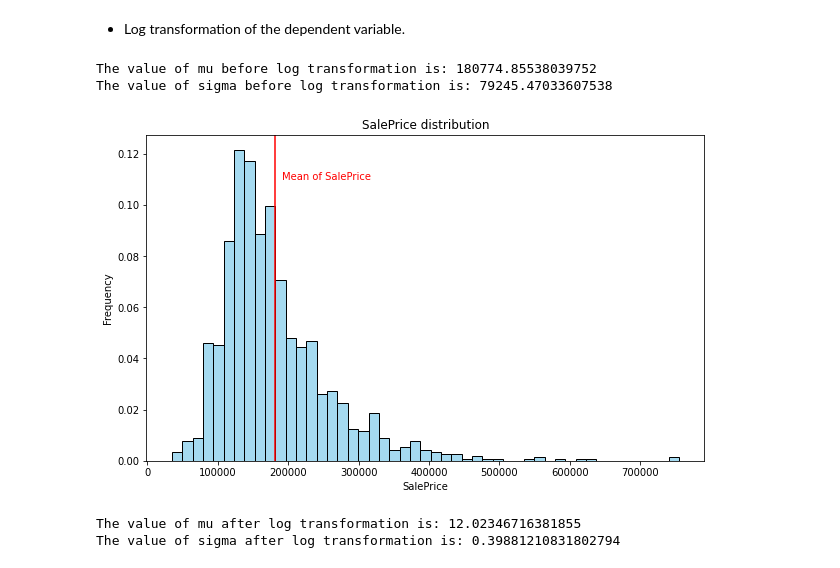
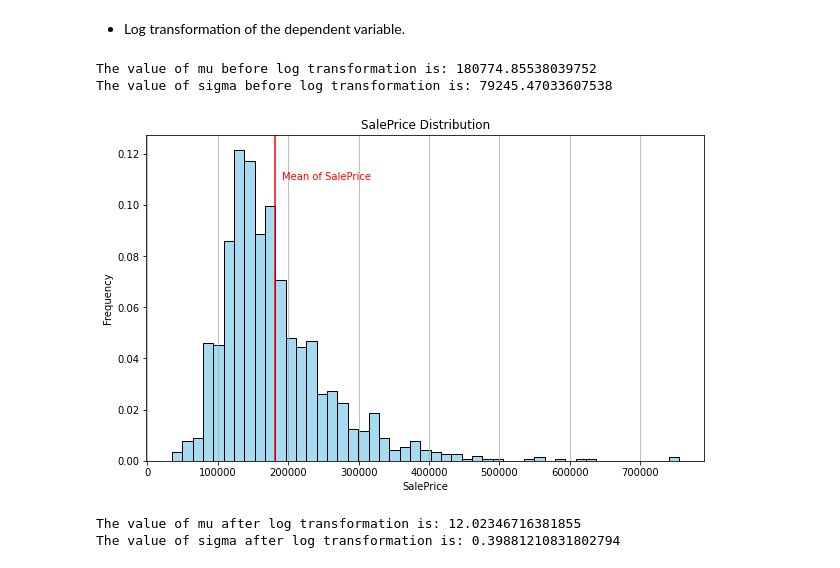
Before and after one commit to mucollabo/kaggle, a Jupyter notebook: Competitions/BostonHousePrice/houseprices-charles01.ipynb, the cells around one changed output. Cells and saved outputs as stored; diff of their text form; code cells hidden in the pictures.

Commit message:
Kaggle Notebook | HousePrices_charles01 | Version 4

```diff
--- a/Competitions/BostonHousePrice/houseprices-charles01.ipynb
+++ b/Competitions/BostonHousePrice/houseprices-charles01.ipynb
@@ -148,24 +148,24 @@ print(train.shape)
 # %%
 from scipy.stats import norm
 
 mu, sigma = norm.fit(train['SalePrice'])
 print("The value of mu before log transformation is:", mu)
 print("The value of sigma before log transformation is:", sigma)
 
 fig, ax = plt.subplots(figsize=(10, 6))
 sns.histplot(train['SalePrice'], color='skyblue', stat="probability")
-ax.xaxis.grid(False)
+ax.xaxis.grid(True)
 ax.set(ylabel="Frequency")
 ax.set(xlabel="SalePrice")
-ax.set(title="SalePrice distribution")
+ax.set(title="SalePrice Distribution")
 
 plt.axvline(mu, color='r', linestyle="solid")
 plt.text(mu+10000, 0.11, 'Mean of SalePrice', rotation=0, color='r')
 fig.show()
 # %% [output]
 The value of mu before log transformation is: 180774.85538039752
 The value of sigma before log transformation is: 79245.47033607538
-[figure, old version]
+[figure, new version]
 # %%
 # Log transformation for Standard Deviation
 train["SalePrice"] = np.log1p(train["SalePrice"])
```
Also changed, not shown: parts of 5 cells of this notebook.
